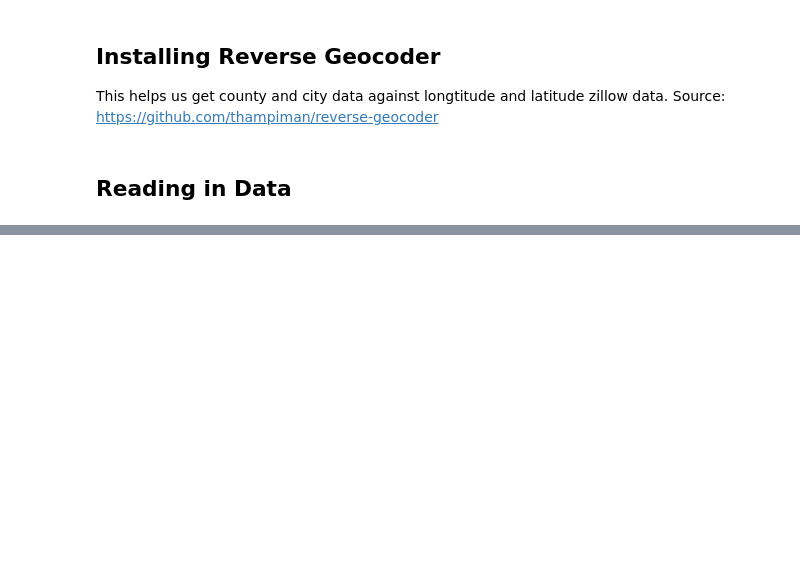
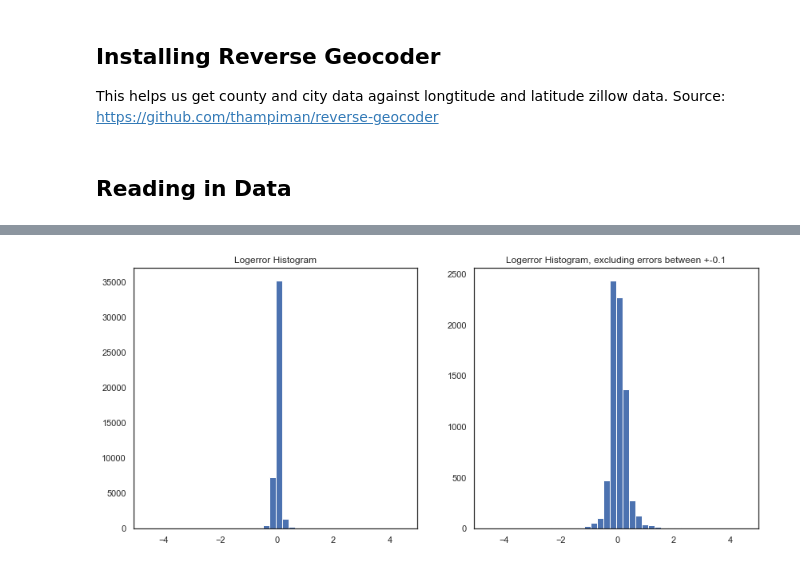
Before and after one commit to AustinDoolittle/W207-Final-Project, a Jupyter notebook: combined_eda.ipynb, the cells around one changed output, grey strips where cells are left out. Cells and saved outputs as stored; diff of their text form; code cells hidden in the pictures; blank space fills up the shorter version.

```diff
--- a/combined_eda.ipynb
+++ b/combined_eda.ipynb
@@ -54,0 +206,12 @@ properties_2016.describe(include='all').transpose().sort_values(by='count')
+# %%
+# plot histograms of Logerrors
+fig, ax = plt.subplots(1,2, figsize=(14,6))
+
+ax.flatten()
+ax[0].hist(df_train.logerror,bins=40)
+ax[0].set_title("Logerror Histogram")
+ax[1].hist(df_train.logerror[np.abs(df_train.logerror) >= 0.1],bins=40)
+ax[1].set_title("Logerror Histogram, excluding errors between +-0.1")
+plt.show()
+# %% [output]
+[figure, added]
```
Also changed, not shown: parts of 19 cells of this notebook.
